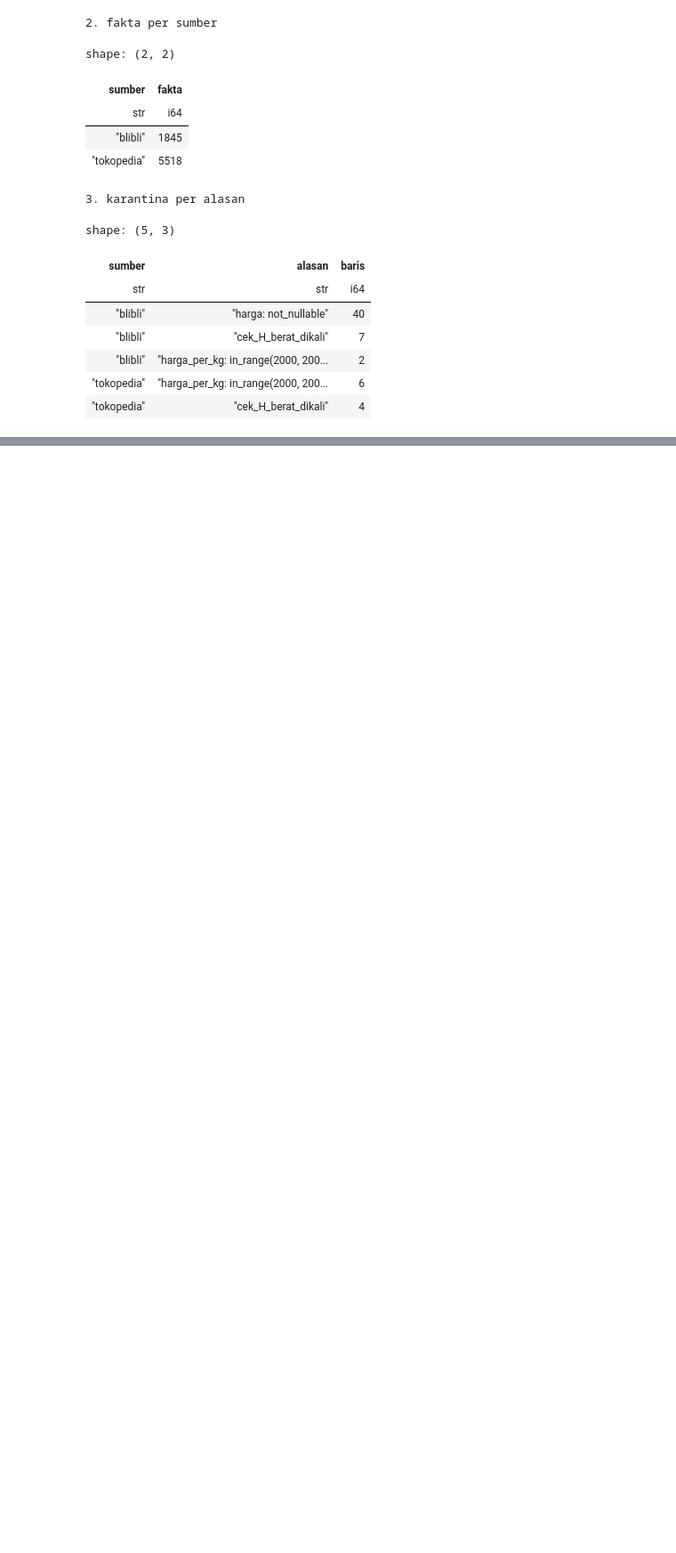
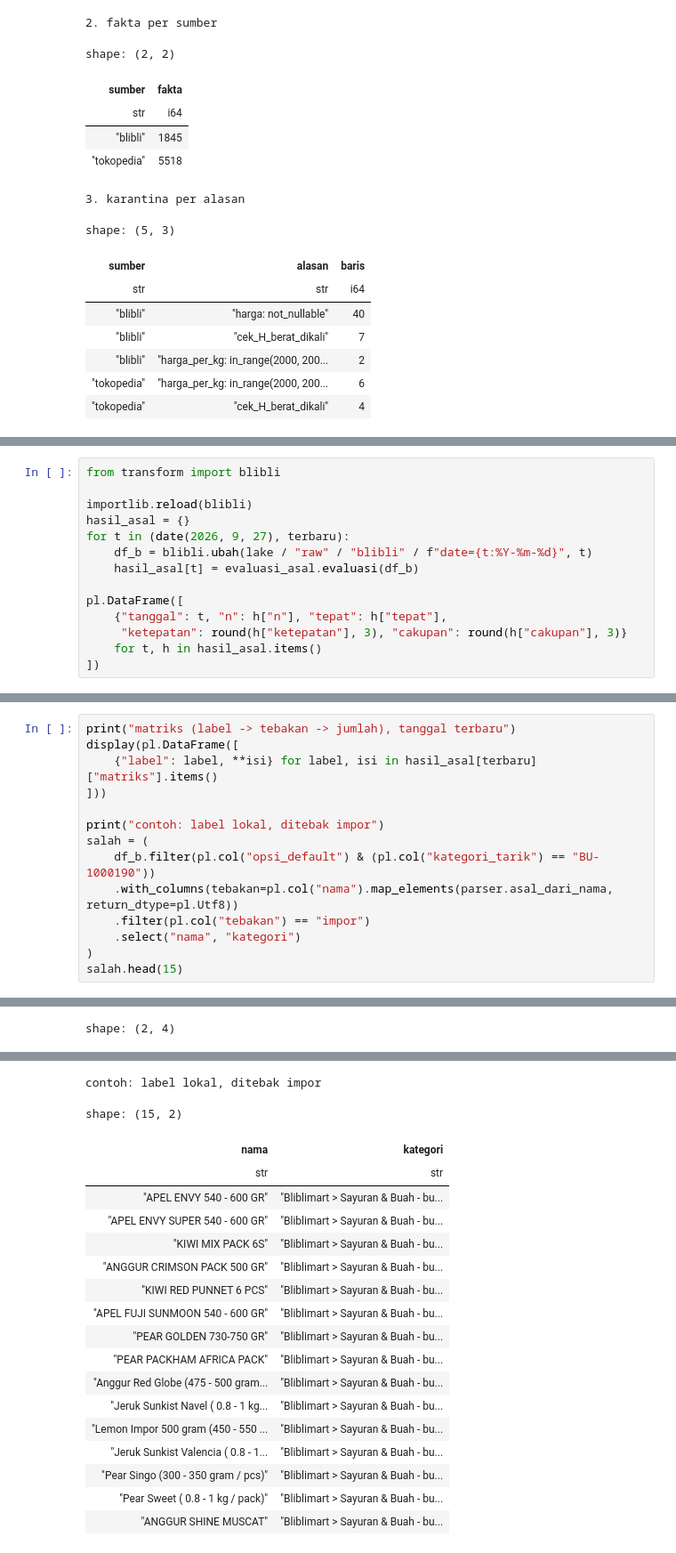
Before and after one commit to Daffwa/kebun_ibu, a Jupyter notebook: data-science/transform/transform.ipynb, the cells around one changed output, grey strips where cells are left out. Shown at 89% size. Saved outputs shown, nothing was run; the diff lists cells and outputs as text; blank space fills up the shorter version.

```diff
--- a/data-science/transform/transform.ipynb
+++ b/data-science/transform/transform.ipynb
@@ -1383,0 +1405,14 @@ shape: (5, 3)
+# %%
+from transform import blibli
+
+importlib.reload(blibli)
+hasil_asal = {}
+for t in (date(2026, 9, 27), terbaru):
+    df_b = blibli.ubah(lake / "raw" / "blibli" / f"date={t:%Y-%m-%d}", t)
+    hasil_asal[t] = evaluasi_asal.evaluasi(df_b)
+
+pl.DataFrame([
+    {"tanggal": t, "n": h["n"], "tepat": h["tepat"],
+     "ketepatan": round(h["ketepatan"], 3), "cakupan": round(h["cakupan"], 3)}
+    for t, h in hasil_asal.items()
+])
@@ -1383,0 +1431,15 @@ shape: (5, 3)
+# %%
+print("matriks (label -> tebakan -> jumlah), tanggal terbaru")
+display(pl.DataFrame([
+    {"label": label, **isi} for label, isi in hasil_asal[terbaru]["matriks"].items()
+]))
+
+print("contoh: label lokal, ditebak impor")
+salah = (
+    df_b.filter(pl.col("opsi_default") & (pl.col("kategori_tarik") == "BU-1000190"))
+    .with_columns(tebakan=pl.col("nama").map_elements(parser.asal_dari_nama, return_dtype=pl.Utf8))
+    .filter(pl.col("tebakan") == "impor")
+    .select("nama", "kategori")
+)
+salah.head(15)
+# %% [output]
@@ -1383,0 +1447 @@ shape: (5, 3)
+shape: (2, 4)
@@ -1383,0 +1452,19 @@ shape: (5, 3)
+contoh: label lokal, ditebak impor
+shape: (15, 2)
+| nama | kategori |
+| str | str |
+| "APEL ENVY 540 - 600 GR" | "Bliblimart > Sayuran & Buah - bu... |
+| "APEL ENVY SUPER 540 - 600 GR" | "Bliblimart > Sayuran & Buah - bu... |
+| "KIWI MIX PACK 6S" | "Bliblimart > Sayuran & Buah - bu... |
+| "ANGGUR CRIMSON PACK 500 GR" | "Bliblimart > Sayuran & Buah - bu... |
+| "KIWI RED PUNNET 6 PCS" | "Bliblimart > Sayuran & Buah - bu... |
+| "APEL FUJI SUNMOON 540 - 600 GR" | "Bliblimart > Sayuran & Buah - bu... |
+| "PEAR GOLDEN 730-750 GR" | "Bliblimart > Sayuran & Buah - bu... |
+| "PEAR PACKHAM AFRICA PACK" | "Bliblimart > Sayuran & Buah - bu... |
+| "Anggur Red Globe (475 - 500 gram... | "Bliblimart > Sayuran & Buah - bu... |
+| "Jeruk Sunkist Navel ( 0.8 - 1 kg... | "Bliblimart > Sayuran & Buah - bu... |
+| "Lemon Impor 500 gram (450 - 550 ... | "Bliblimart > Sayuran & Buah - bu... |
+| "Jeruk Sunkist Valencia ( 0.8 - 1... | "Bliblimart > Sayuran & Buah - bu... |
+| "Pear Singo (300 - 350 gram / pcs)" | "Bliblimart > Sayuran & Buah - bu... |
+| "Pear Sweet ( 0.8 - 1 kg / pack)" | "Bliblimart > Sayuran & Buah - bu... |
+| "ANGGUR SHINE MUSCAT" | "Bliblimart > Sayuran & Buah - bu... |
```
Also changed, not shown: parts of 22 cells of this notebook, 11 other files.
